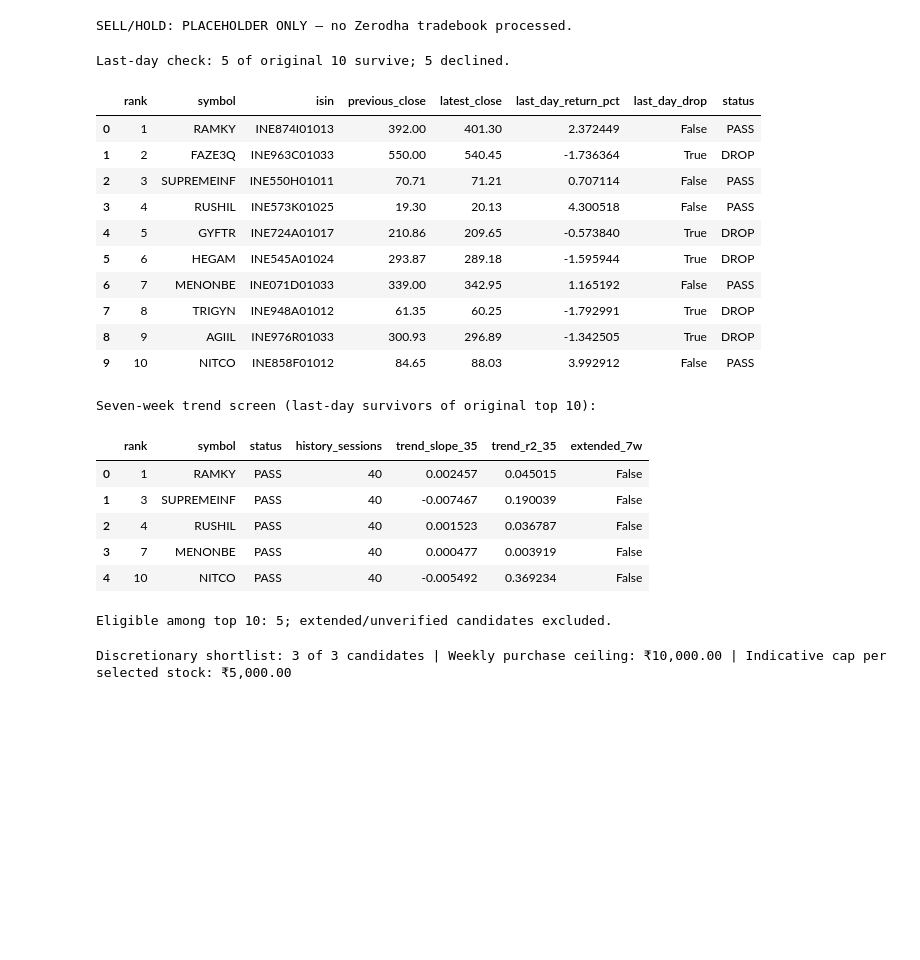
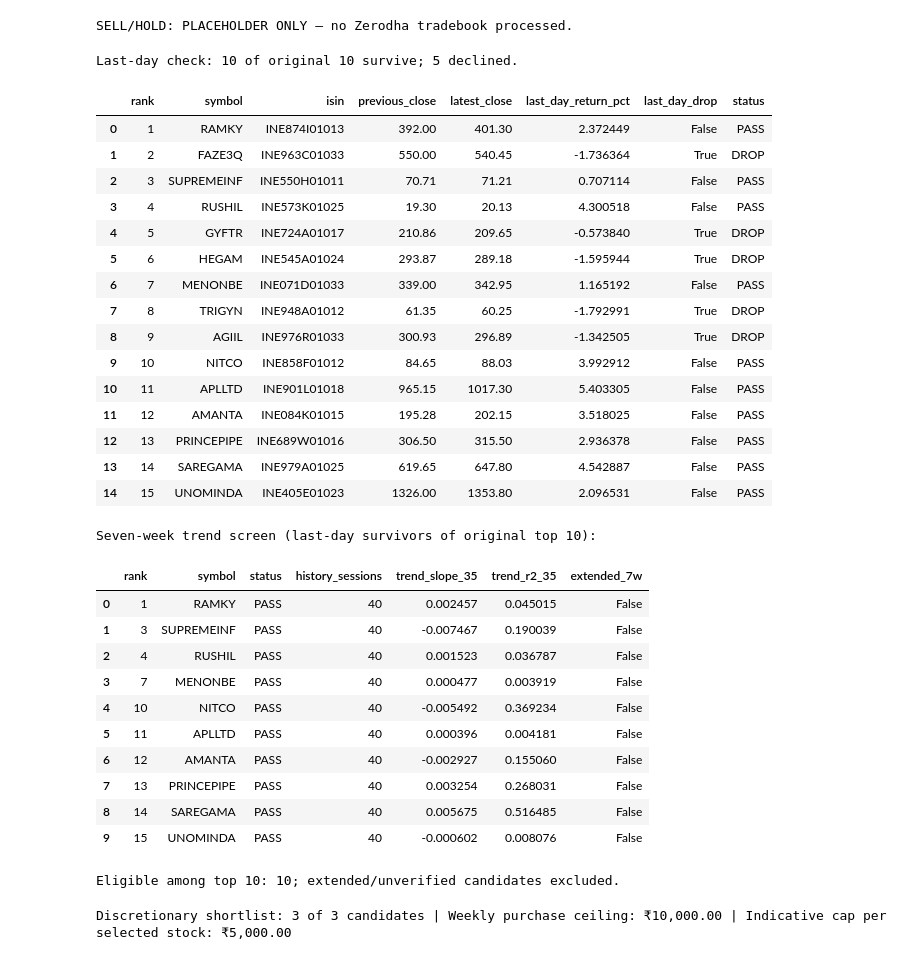
Before and after one commit to prithwis/fintech, a Jupyter notebook: MNA_FreshMomentum.ipynb, the cells around one changed output. Saved outputs shown, nothing was run; the diff lists cells and outputs as text; code cells hidden in the pictures; blank space fills up the shorter version.

```diff
--- a/MNA_FreshMomentum.ipynb
+++ b/MNA_FreshMomentum.ipynb
@@ -38,6 +38,8 @@ TREND_MIN_R2 = 0.80             # operational proxy for a sustained upswing
 EXCLUDE_SYMBOLS = {"AZAD", "PARAS"}  # non-PureMomentum positions
 MAX_ABS_DAILY_MOVE = 0.40         # flag extreme close-to-close jumps (possible corporate actions)
 
+TOP_N = 15
+
 print('Upload NSE12_YYYYMMDD.zip (the outer ZIP):')
 uploaded = files.upload()
 if len(uploaded) != 1:
@@ -297,41 +299,46 @@ SELL/HOLD: PLACEHOLDER ONLY — no Zerodha tradebook processed.
 # Compare actual consecutive NSE closing prices, NOT Yahoo data or intraday LTP.
 # Keep original ranking and examine only these ten; do not replace exclusions
 # with ranks 11 onward. Exactly equal closes are NOT treated as a decline.
-original_top10 = ranked.head(10).copy()
+original_TOPN = ranked.head(TOP_N).copy()
 latest_two = sessions[-2:]
 recent_closes = (eq.loc[eq['date'].isin(latest_two), ['isin', 'date', 'close']]
                  .pivot(index='isin', columns='date', values='close'))
 crack_rows = []
-for rank, candidate in original_top10.iterrows():
+for rank, candidate in original_TOPN.iterrows():
     isin = candidate['isin']
     previous = recent_closes.at[isin, latest_two[0]] if isin in recent_closes.index else np.nan
     latest = recent_closes.at[isin, latest_two[1]] if isin in recent_closes.index else np.nan
     verified = bool(np.isfinite(previous) and np.isfinite(latest) and previous > 0 and latest > 0)
     declined = bool(verified and latest < previous)
     crack_rows.append({'rank': int(rank), 'symbol': candidate['symbol'], 'isin': isin,
                        'previous_close': previous, 'latest_close': latest,
                        'last_day_return_pct': 100 * (latest / previous - 1) if verified else np.nan,
                        'last_day_drop': declined,
                        'status': 'DROP' if declined else ('PASS' if verified else 'UNVERIFIED')})
 crack_check = pd.DataFrame(crack_rows)
 crack_pass_ranks = set(crack_check.loc[crack_check['status'].eq('PASS'), 'rank'])
-crack_survivors = original_top10.loc[original_top10.index.isin(crack_pass_ranks)].copy()
+crack_survivors = original_TOPN.loc[original_TOPN.index.isin(crack_pass_ranks)].copy()
 print(f'Last-day check: {len(crack_survivors)} of original 10 survive; '
       f'{int(crack_check.last_day_drop.sum())} declined.')
 display(crack_check)
 # %% [output]
-Last-day check: 5 of original 10 survive; 5 declined.
+Last-day check: 10 of original 10 survive; 5 declined.
 |  | rank | symbol | isin | previous_close | latest_close | last_day_return_pct | last_day_drop | status |
 | 0 | 1 | RAMKY | INE874I01013 | 392.00 | 401.30 | 2.372449 | False | PASS |
 | 1 | 2 | FAZE3Q | INE963C01033 | 550.00 | 540.45 | -1.736364 | True | DROP |
 | 2 | 3 | SUPREMEINF | INE550H01011 | 70.71 | 71.21 | 0.707114 | False | PASS |
 | 3 | 4 | RUSHIL | INE573K01025 | 19.30 | 20.13 | 4.300518 | False | PASS |
 | 4 | 5 | GYFTR | INE724A01017 | 210.86 | 209.65 | -0.573840 | True | DROP |
 | 5 | 6 | HEGAM | INE545A01024 | 293.87 | 289.18 | -1.595944 | True | DROP |
 | 6 | 7 | MENONBE | INE071D01033 | 339.00 | 342.95 | 1.165192 | False | PASS |
 | 7 | 8 | TRIGYN | INE948A01012 | 61.35 | 60.25 | -1.792991 | True | DROP |
 | 8 | 9 | AGIIL | INE976R01033 | 300.93 | 296.89 | -1.342505 | True | DROP |
 | 9 | 10 | NITCO | INE858F01012 | 84.65 | 88.03 | 3.992912 | False | PASS |
+| 10 | 11 | APLLTD | INE901L01018 | 965.15 | 1017.30 | 5.403305 | False | PASS |
+| 11 | 12 | AMANTA | INE084K01015 | 195.28 | 202.15 | 3.518025 | False | PASS |
+| 12 | 13 | PRINCEPIPE | INE689W01016 | 306.50 | 315.50 | 2.936378 | False | PASS |
+| 13 | 14 | SAREGAMA | INE979A01025 | 619.65 | 647.80 | 4.542887 | False | PASS |
+| 14 | 15 | UNOMINDA | INE405E01023 | 1326.00 | 1353.80 | 2.096531 | False | PASS |
 # %%
 # CELL 9 — Examine extended momentum for survivors of the original top 10.
 # WHY: the 12-session NSE input cannot reveal whether a short-term trend is mature.
@@ -397,7 +404,12 @@ Seven-week trend screen (last-day survivors of original top 10):
 | 2 | 4 | RUSHIL | PASS | 40 | 0.001523 | 0.036787 | False |
 | 3 | 7 | MENONBE | PASS | 40 | 0.000477 | 0.003919 | False |
 | 4 | 10 | NITCO | PASS | 40 | -0.005492 | 0.369234 | False |
+| 5 | 11 | APLLTD | PASS | 40 | 0.000396 | 0.004181 | False |
+| 6 | 12 | AMANTA | PASS | 40 | -0.002927 | 0.155060 | False |
+| 7 | 13 | PRINCEPIPE | PASS | 40 | 0.003254 | 0.268031 | False |
+| 8 | 14 | SAREGAMA | PASS | 40 | 0.005675 | 0.516485 | False |
+| 9 | 15 | UNOMINDA | PASS | 40 | -0.000602 | 0.008076 | False |
-Eligible among top 10: 5; extended/unverified candidates excluded.
+Eligible among top 10: 10; extended/unverified candidates excluded.
 # %%
 # CELL 10 — Produce a discretionary shortlist of up to THREE candidates.
 # WHY: show the best three eligible stocks after SELL, last-day decline, and extended-trend checks;
```
